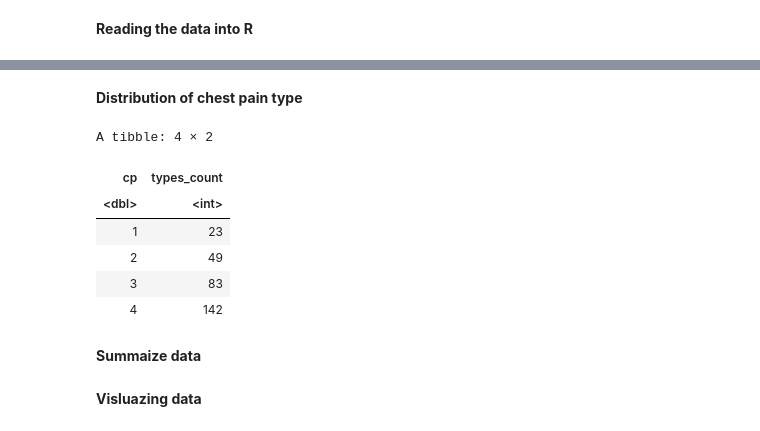
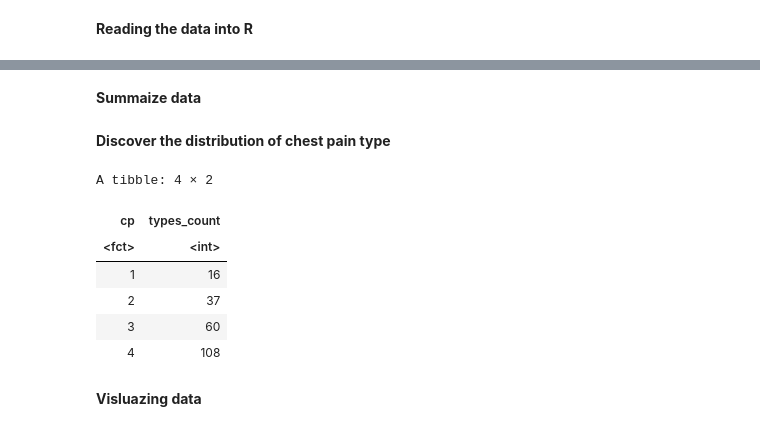
Before and after one commit to Yuvitee/DSCI-100-project, a Jupyter notebook: Heart Disease Proposal.ipynb, the cells around one changed output, grey strips where cells are left out. Cells and saved outputs as stored; diff of their text form; code cells hidden in the pictures.

```diff
--- a/Heart Disease Proposal.ipynb
+++ b/Heart Disease Proposal.ipynb
@@ -25,7 +44,11 @@ options(repr.matrix.max.rows = 6) #limits output of dataframes to 6 rows
 **Reading the data into R**
 # %%
 cleveland_data <- read_csv("https://archive.ics.uci.edu/ml/machine-learning-databases/heart-disease/processed.cleveland.data", col_names = FALSE)
+
 colnames(cleveland_data) <- c("age", "sex", "cp", "trestbps", "chol", "fbs", "restecg", "thalach", "exang", "oldpeak", "slope", "ca","thal", "num")
+cleveland_data <- cleveland_data |>
+mutate(cp = as_factor(cp))
+
 cleveland_data
 # %% [output]
 Rows: 303 Columns: 14
@@ -69,0 +96,7 @@ A tibble: 297 × 14
+# %%
+chest_pain_split <- initial_split(filtered_data, prop = 0.75, strata = cp)
+chest_pain_train <- training(chest_pain_split)
+chest_pain_test <- testing(chest_pain_split)
+
+chest_pain_train
+chest_pain_test
@@ -69,0 +128,7 @@ A tibble: 297 × 14
+# %%
+type_train_data <- chest_pain_train |>
+mutate(ca = as.numeric(ca), thal = as.numeric(thal))
+
+type_test_data <- chest_pain_test |>
+mutate(ca = as.numeric(ca), thal = as.numeric(thal))
+type_train_data
@@ -70,19 +146,20 @@ A tibble: 297 × 14
+# %% [markdown]
+**Summaize data**
 # %% [markdown]
-**Distribution of chest pain type**
+**Discover the distribution of chest pain type**
 # %%
-counting_types <- filtered_data |>
+counting_types <- type_train_data |>
 group_by(cp)|>
 summarize(types_count = n())
+
 counting_types
 # %% [output]
 A tibble: 4 × 2
 | cp | types_count |
-| <dbl> | <int> |
-| 1 | 23 |
-| 2 | 49 |
-| 3 | 83 |
-| 4 | 142 |
+| <fct> | <int> |
+| 1 | 16 |
+| 2 | 37 |
+| 3 | 60 |
+| 4 | 108 |
-# %% [markdown]
-**Summaize data**
 # %% [markdown]
 **Visluazing data**
```
Also changed, not shown: parts of 12 cells of this notebook.
